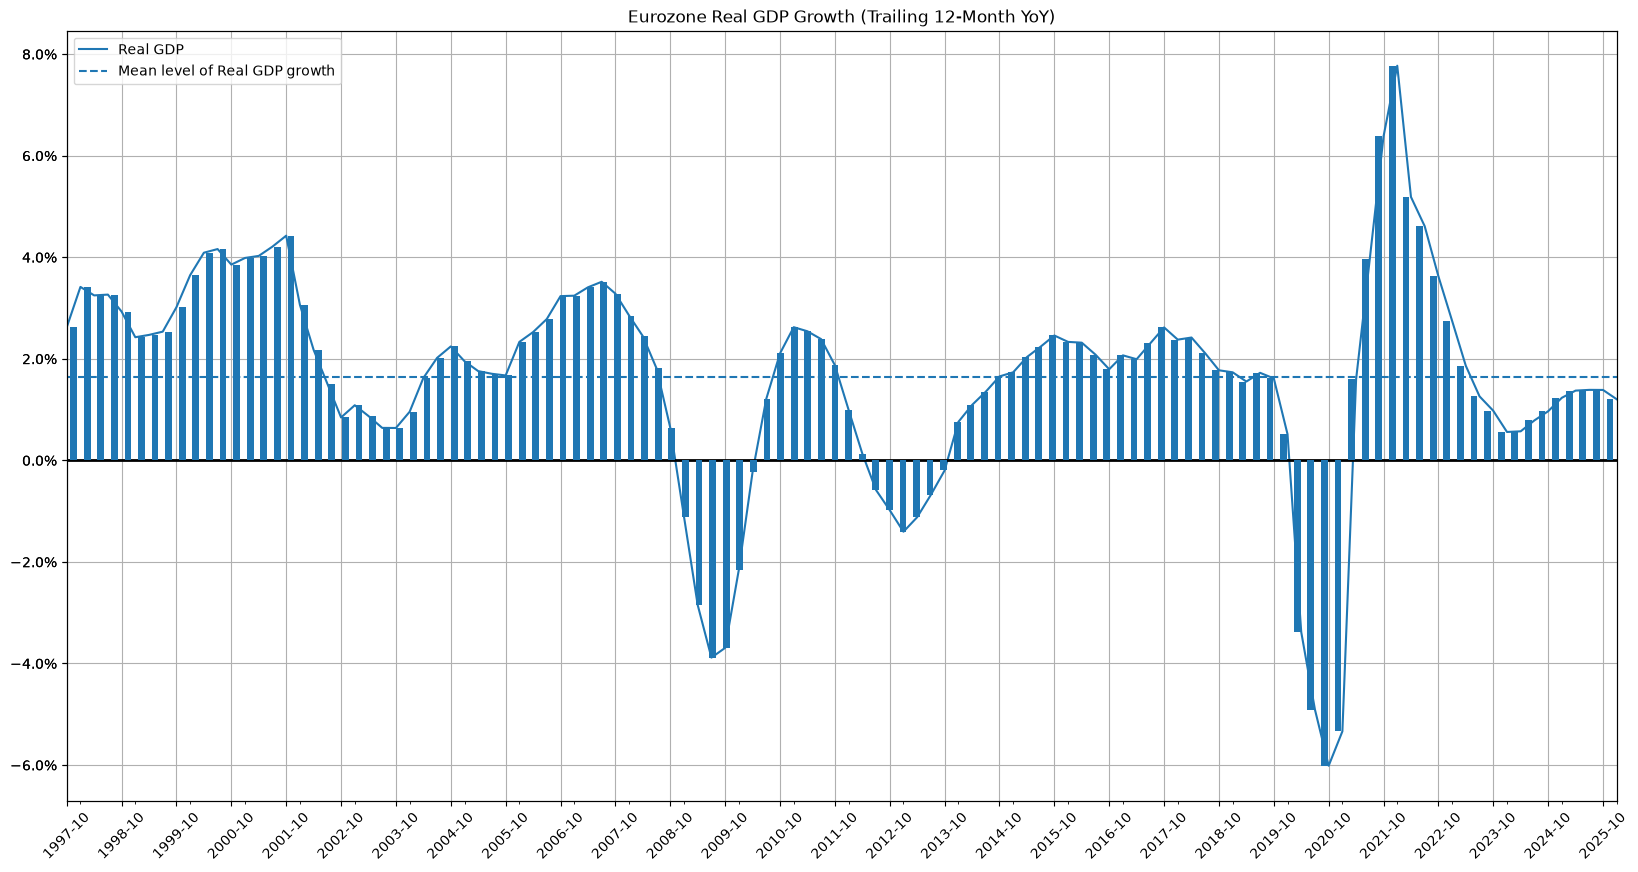
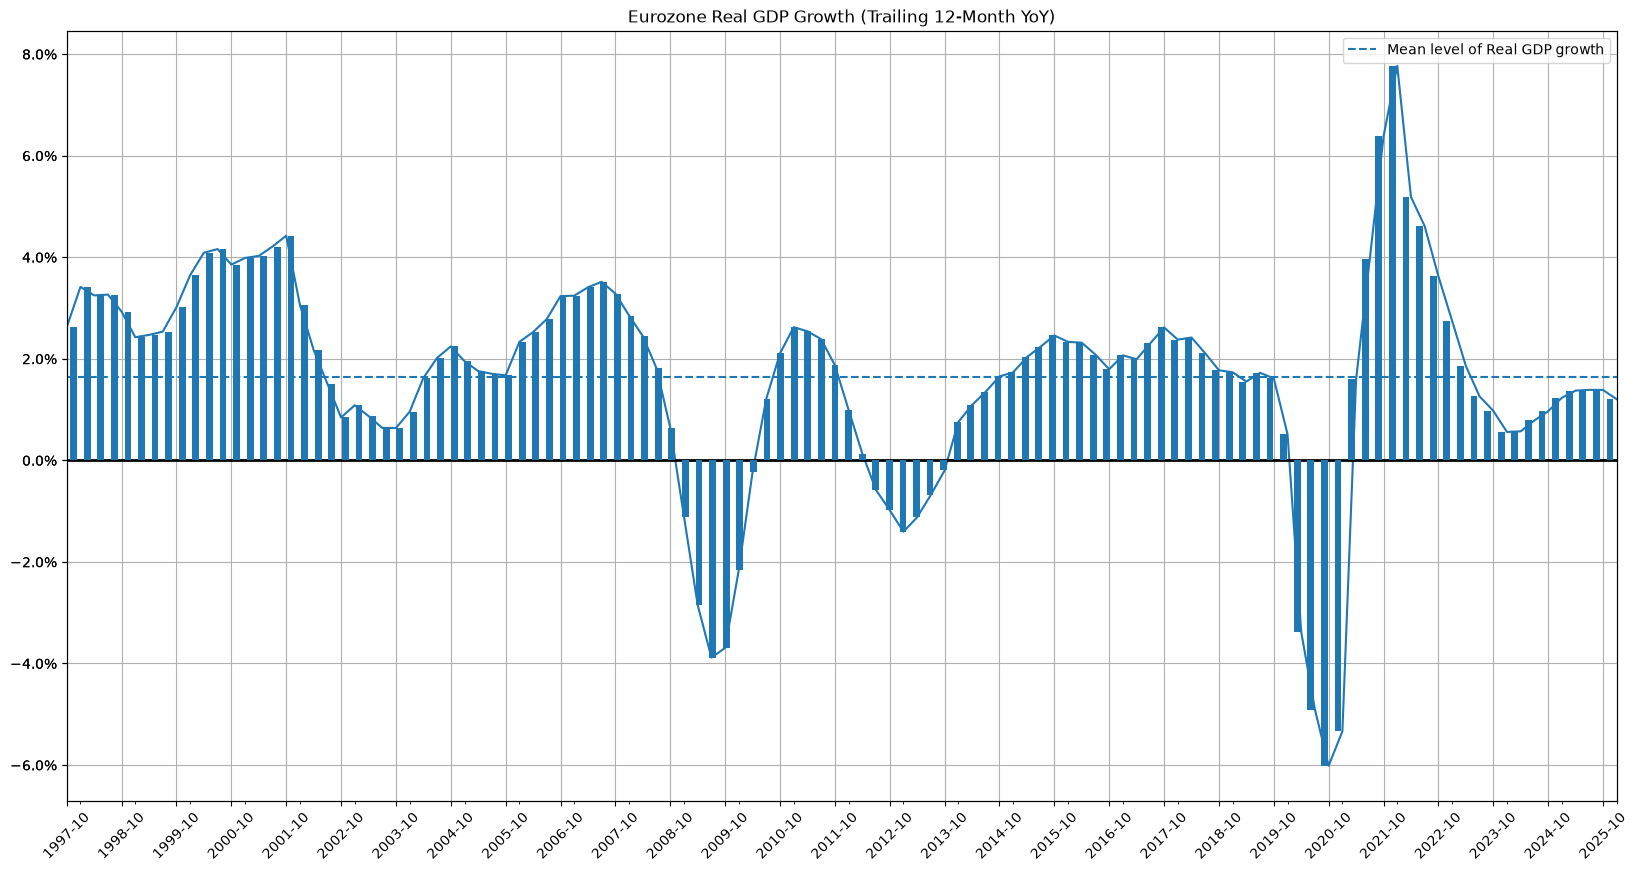
Code edit (unified diff) that turned the first committed figure into the second:
--- before
+++ after
@@ -4,8 +4,8 @@
 ax.yaxis.set_major_formatter(mtick.PercentFormatter(1))
 ax2 = ax.twiny()
-real_gdp.iloc[:,0].plot.bar(ax=ax2, xlabel='', legend=False)
+real_gdp.iloc[:,0].plot.bar(ax=ax2, xlabel='', legend=False, x_compat=True)
 ax.yaxis.set_major_formatter(mtick.PercentFormatter(1))
-ax.axhline(y=real_gdp.iloc[:,0].mean(), ls='--', c='#1f77b4', label='Mean level of Real GDP growth')
-ax.legend()
+h_line = ax.axhline(y=real_gdp.iloc[:,0].mean(), ls='--', c='#1f77b4', label='Mean level of Real GDP growth')
+ax.legend(handles=[h_line])
 ax2.xaxis.set_major_locator(mtick.NullLocator())
 _ = ax.set_xticklabels(list(map('{:%Y-%m}'.format, real_gdp.index[::4])))

Commit: Updated for pandas 3.x and improved visualisations